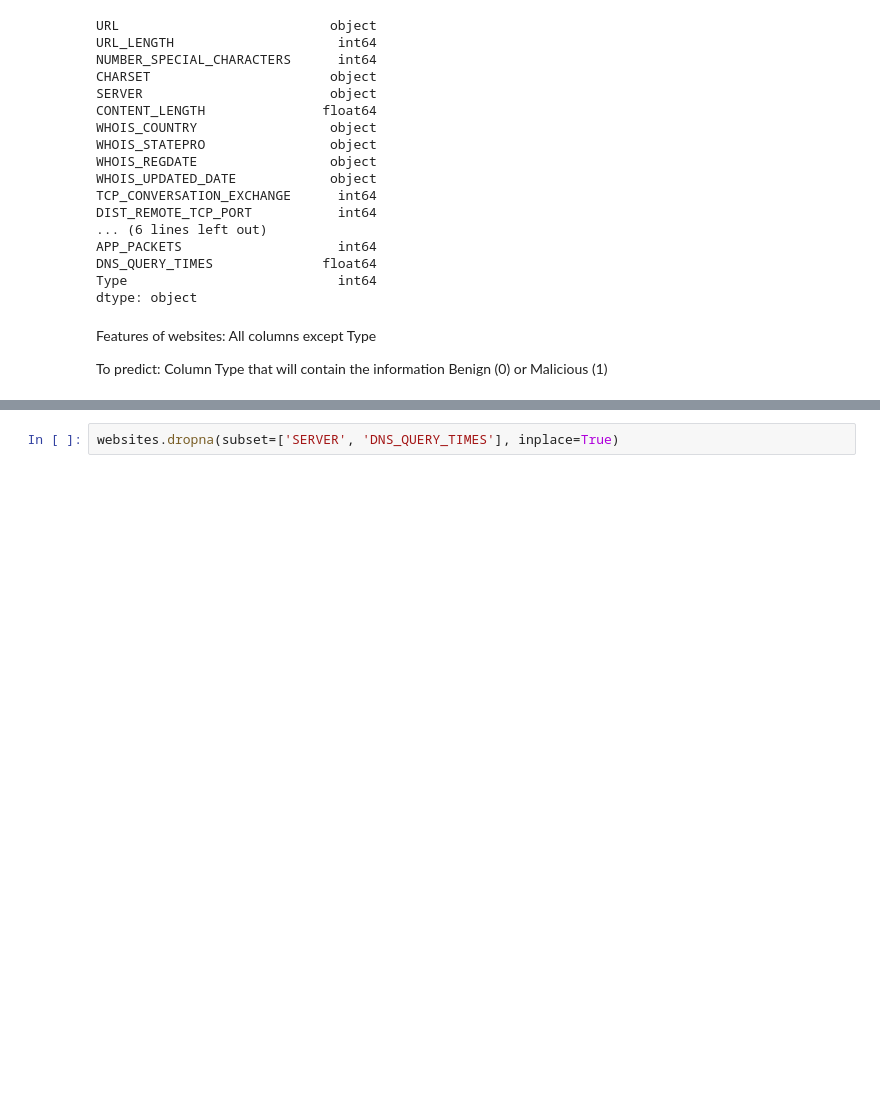
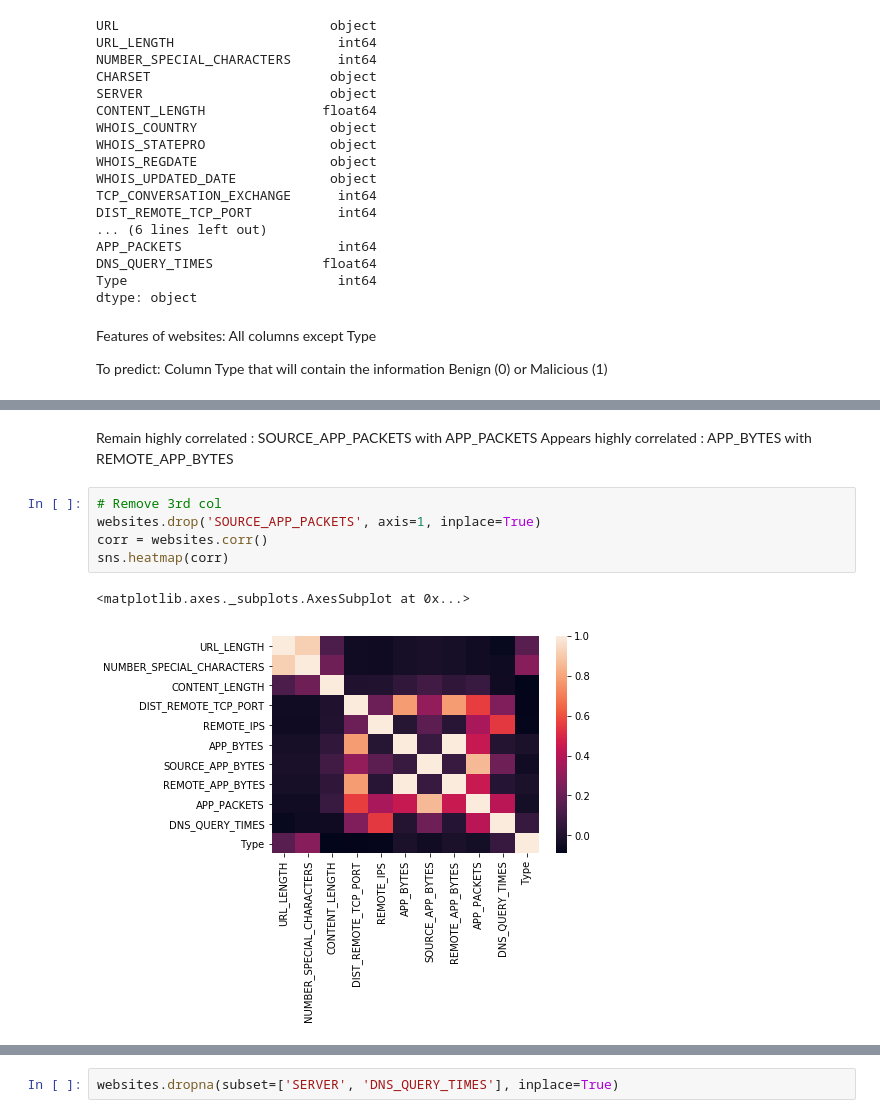
Before and after one commit to evitry/ironhack-datalabs-dataparis0619-pt, a Jupyter notebook: module-3/lab-supervised-learning/your-code/main.ipynb, the cells around one changed output, grey strips where cells are left out. Cells and saved outputs as stored; diff of their text form; blank space fills up the shorter version.

```diff
--- a/module-3/lab-supervised-learning/your-code/main.ipynb
+++ b/module-3/lab-supervised-learning/your-code/main.ipynb
@@ -81,0 +131,11 @@ Column Type that will contain the information Benign (0) or Malicious (1)
+# %% [markdown]
+Remain highly correlated : SOURCE_APP_PACKETS with APP_PACKETS
+Appears highly correlated : APP_BYTES with REMOTE_APP_BYTES
+# %%
+# Remove 3rd col
+websites.drop('SOURCE_APP_PACKETS', axis=1, inplace=True)
+corr = websites.corr()
+sns.heatmap(corr)
+# %% [output]
+<matplotlib.axes._subplots.AxesSubplot at 0x...>
+[figure, added]
```
Also changed, not shown: parts of 79 cells of this notebook.
